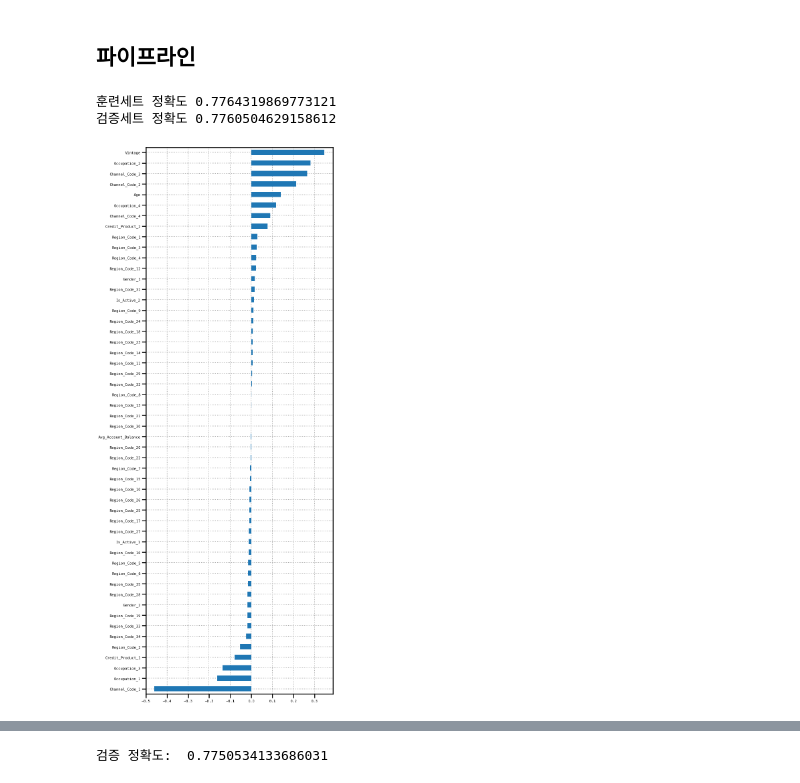
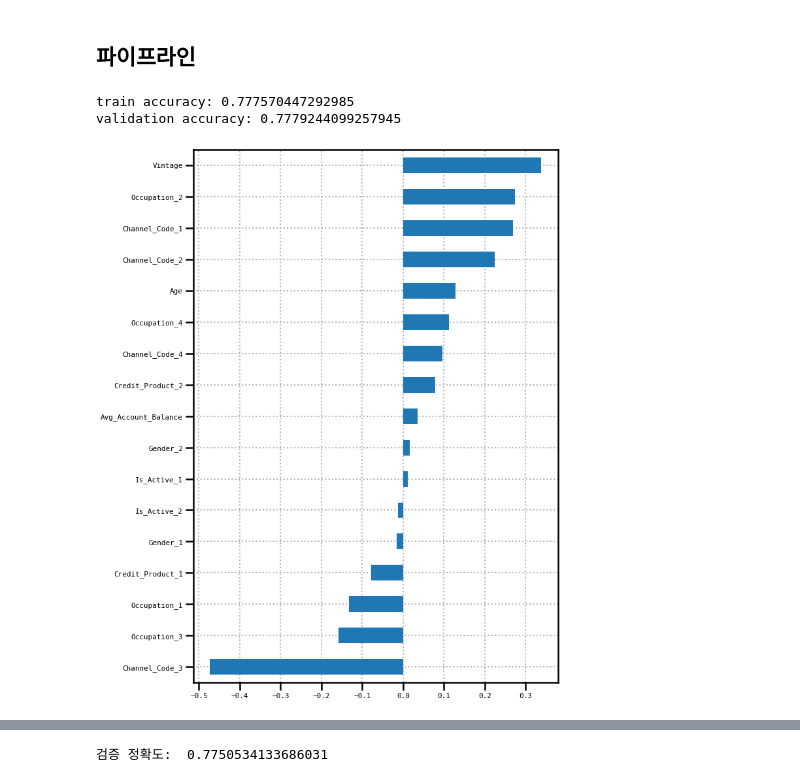
Before and after one commit to Oksusudom/Python_Learning, a Jupyter notebook: improvement.ipynb, the cells around one changed output, grey strips where cells are left out. Drawn from its saved outputs; the diff is of its cells as text; code cells hidden in the pictures.

```diff
--- a/improvement.ipynb
+++ b/improvement.ipynb
@@ -389,0 +395,5 @@ print(np.mean(train_df[train_df['Is_Lead'] == 0]['Avg_Account_Balance']))
+# %%
+# Avg_Account_Balance 정규화
+train_df['Avg_Account_Balance_log10'] = np.log10(train_df['Avg_Account_Balance'])
+
+sns.histplot(data = train_df, x = train_df['Avg_Account_Balance_log10'], kde = True, hue = 'Is_Lead', multiple = 'stack');
@@ -748,8 +839,9 @@ train.shape, val.shape
 # %%
-# 데이터에서 타겟과 특성 분리
-features = train.drop(columns=[target]).columns
+# 모델 학습에 사용할 특성
+# cardinality가 높은 Region_Code와 분석에 사용했던 Age_band, Vintage_band, Avg_Account_Balance_log10 는 사용하지 않고 학습
+features = ['Gender', 'Age', 'Occupation', 'Channel_Code', 'Vintage', 'Credit_Product', 'Avg_Account_Balance', 'Is_Active']
 
-# train/val/test 데이터를 특성과 타겟으로 분리
+# train/val 데이터를 특성과 타겟으로 분리
 
 X_train = train[features]
 y_train = train[target]
@@ -777,27 +854,27 @@ validation_accuracy_score:  0.7627835995523451
 ## 파이프라인
 # %%
 lr = make_pipeline(
-    OneHotEncoder(),
+    OneHotEncoder(use_cat_names=True),
     StandardScaler(),
-    LogisticRegression(n_jobs=-1)
+    LogisticRegression(random_state=42)
 )
 
 lr.fit(X_train, y_train)
 
-print('훈련세트 정확도', lr.score(X_train, y_train))
-print('검증세트 정확도', lr.score(X_val, y_val))
+print('train accuracy:', lr.score(X_train, y_train))
+print('validation accuracy:', lr.score(X_val, y_val))
 
 y_pred = lr.predict(X_test)
 # %% [output]
-훈련세트 정확도 0.7764319869773121
-검증세트 정확도 0.7760504629158612
+train accuracy: 0.777570447292985
+validation accuracy: 0.7779244099257945
 # %%
 model_lr = lr.named_steps['logisticregression']
 enc = lr.named_steps['onehotencoder']
 encoded_columns = enc.transform(X_val).columns
 coefficients = pd.Series(model_lr.coef_[0], encoded_columns)
-plt.figure(figsize=(10,30))
+plt.figure(figsize=(10,15))
 coefficients.sort_values().plot.barh();
 # %% [output]
-[figure, old version]
+[figure, new version]
 # %%
```
Also changed, not shown: parts of 33 cells of this notebook.
